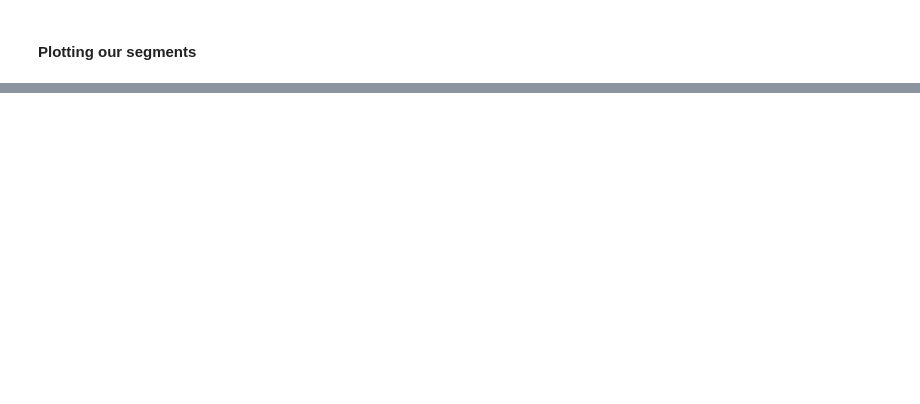
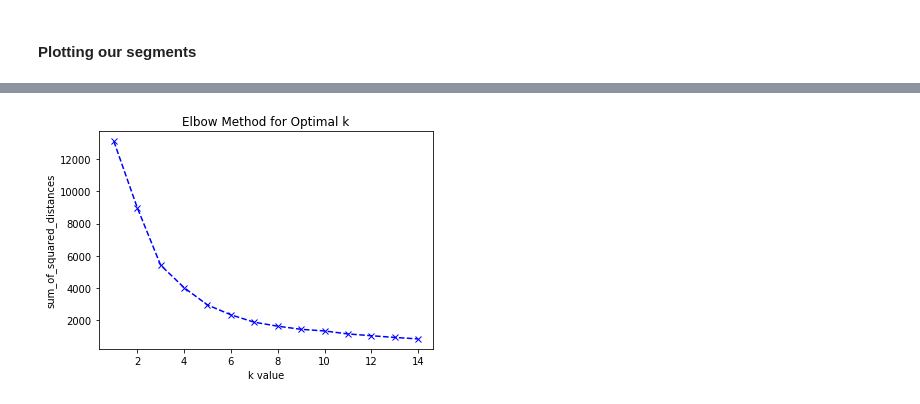
Before and after one commit to vincevertulfo/customer-segmentation, a Jupyter notebook: customer-segmentation.ipynb, the cells around one changed output, grey strips where cells are left out. Saved outputs shown, nothing was run; the diff lists cells and outputs as text; code cells hidden in the pictures; blank space fills up the shorter version.

```diff
--- a/customer-segmentation.ipynb
+++ b/customer-segmentation.ipynb
@@ -264,0 +276,3 @@ plt.show()
+# %%
+X = StandardScaler().fit_transform(grouped_df.loc[:, ['Recency', 'Frequency', 'Monetary']])
+X
@@ -264,0 +287,18 @@ plt.show()
+# %%
+K = range(1,15)
+sum_of_squared_distances = []
+kmeans_df = pd.DataFrame([])
+silhouette_score = []
+calinski_harabasz_score = []
+
+
+for k in K:
+    print(k)
+    k_means = KMeans(n_clusters=k)
+    model = k_means.fit(X)
+    y_hat = k_means.predict(X)
+    labels = k_means.labels_
+    sum_of_squared_distances.append(k_means.inertia_)
+    if(k>1):
+        silhouette_score.append(metrics.silhouette_score(X, labels, metric = 'euclidean'))
+        calinski_harabasz_score.append(metrics.calinski_harabasz_score(X, labels))
@@ -264,0 +320,8 @@ plt.show()
+# %%
+plt.plot(K, sum_of_squared_distances, 'bx--')
+plt.xlabel('k value')
+plt.ylabel('sum_of_squared_distances')
+plt.title('Elbow Method for Optimal k')
+plt.show()
+# %% [output]
+[figure, added]
```
Also changed, not shown: parts of 16 cells of this notebook.
